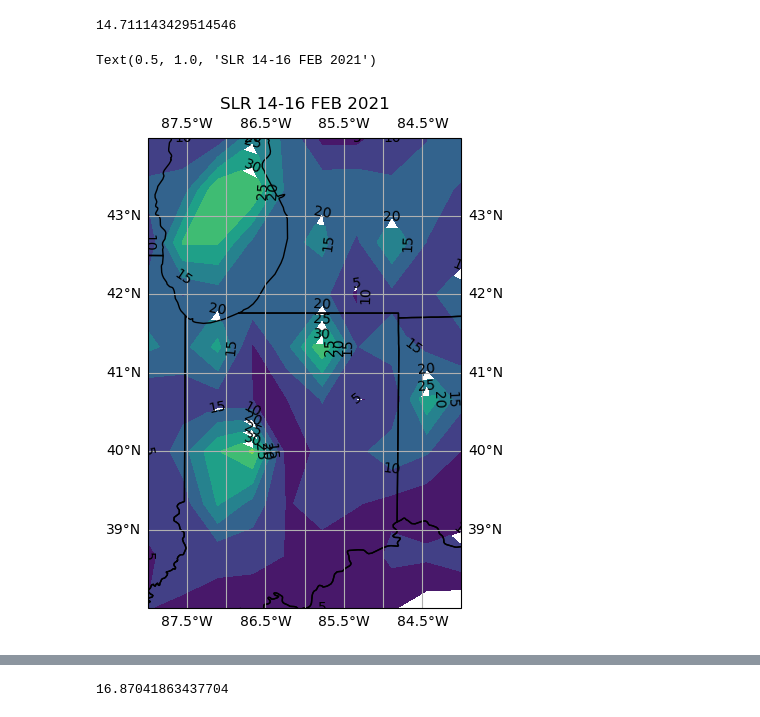
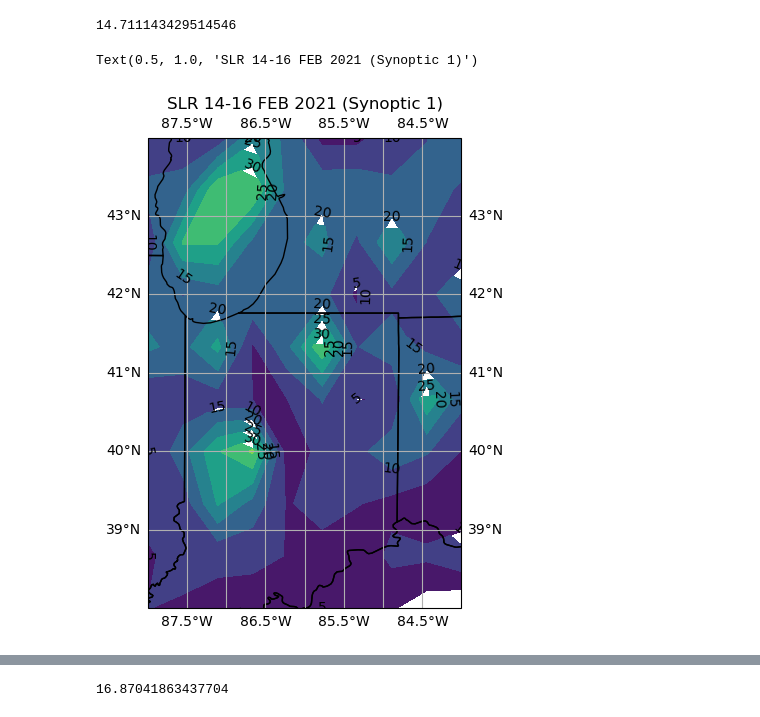
Before and after one commit to ROME-git/EAPS507_Final_Fall2024, a Jupyter notebook: snowfall_plots.ipynb, the cells around one changed output, grey strips where cells are left out. Drawn from its saved outputs; the diff is of its cells as text; code cells hidden in the pictures.

```diff
--- a/snowfall_plots.ipynb
+++ b/snowfall_plots.ipynb
@@ -203,21 +250,21 @@ combined_df.SLR.mean()
 # %%
 fig,ax = plt.subplots(figsize=(4, 5), subplot_kw={'projection': ccrs.PlateCarree()})
 fig.tight_layout()
 grid_lat, grid_lon, grid_values = plotable(combined_df)
 latmin_n = 20
 latmax_n = 70
 lonmin_n = -160
 lonmax_n = -60
 extent = [lonmin_n,lonmax_n,latmin_n,latmax_n]
 
 ax.coastlines()
 ax.add_feature(cfeature.BORDERS, linestyle='-', alpha=1)
 ax.add_feature(cfeature.STATES, linestyle='-', alpha=1)
 ax.gridlines(draw_labels=True)
 contour = ax.contourf(grid_lon, grid_lat, grid_values, cmap='viridis',levels = np.arange(5,50,5))
 
 ax.clabel(contour, inline = True,colors = 'black')
-plt.title('SLR 14-16 FEB 2021')
+plt.title('SLR 14-16 FEB 2021 (Synoptic 1)')
 # %% [output]
-Text(0.5, 1.0, 'SLR 14-16 FEB 2021')
+Text(0.5, 1.0, 'SLR 14-16 FEB 2021 (Synoptic 1)')
-[figure, old version]
+[figure, new version]
```
Also changed, not shown: parts of 21 cells of this notebook.
